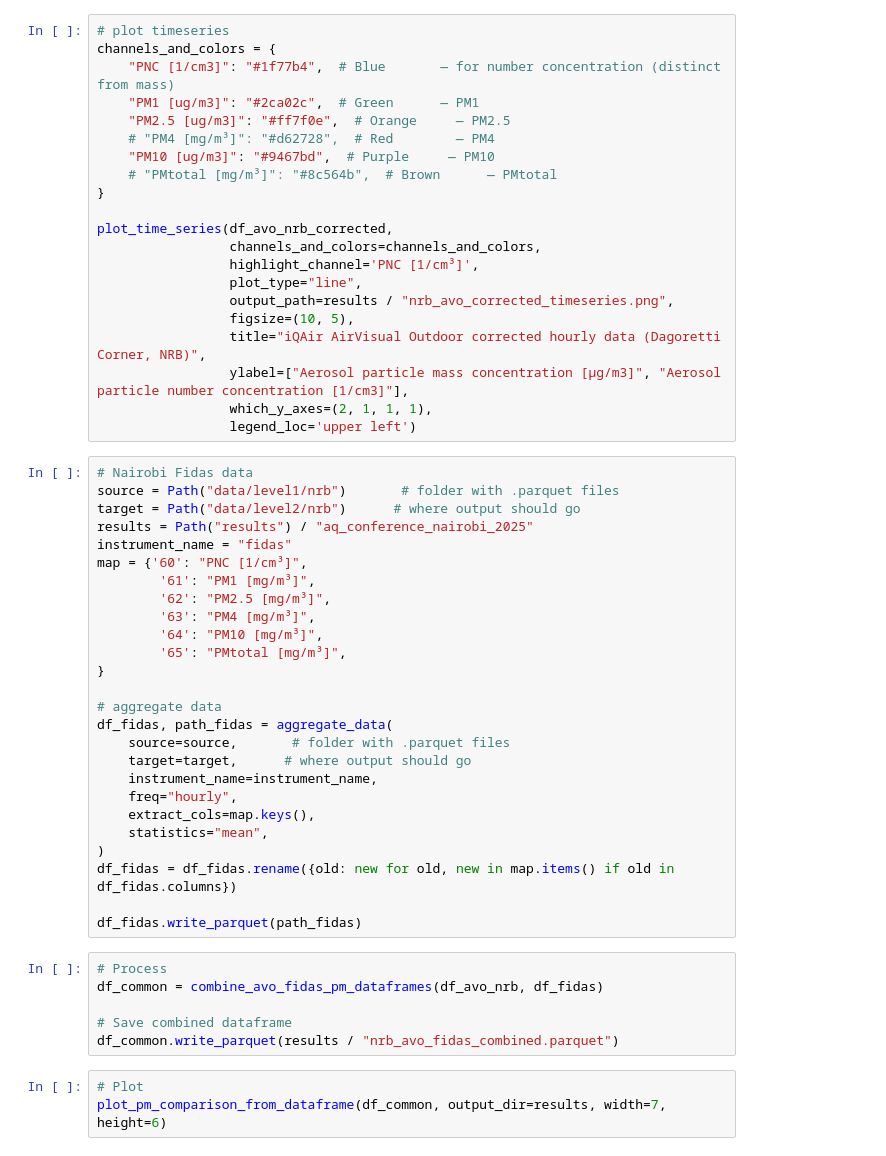
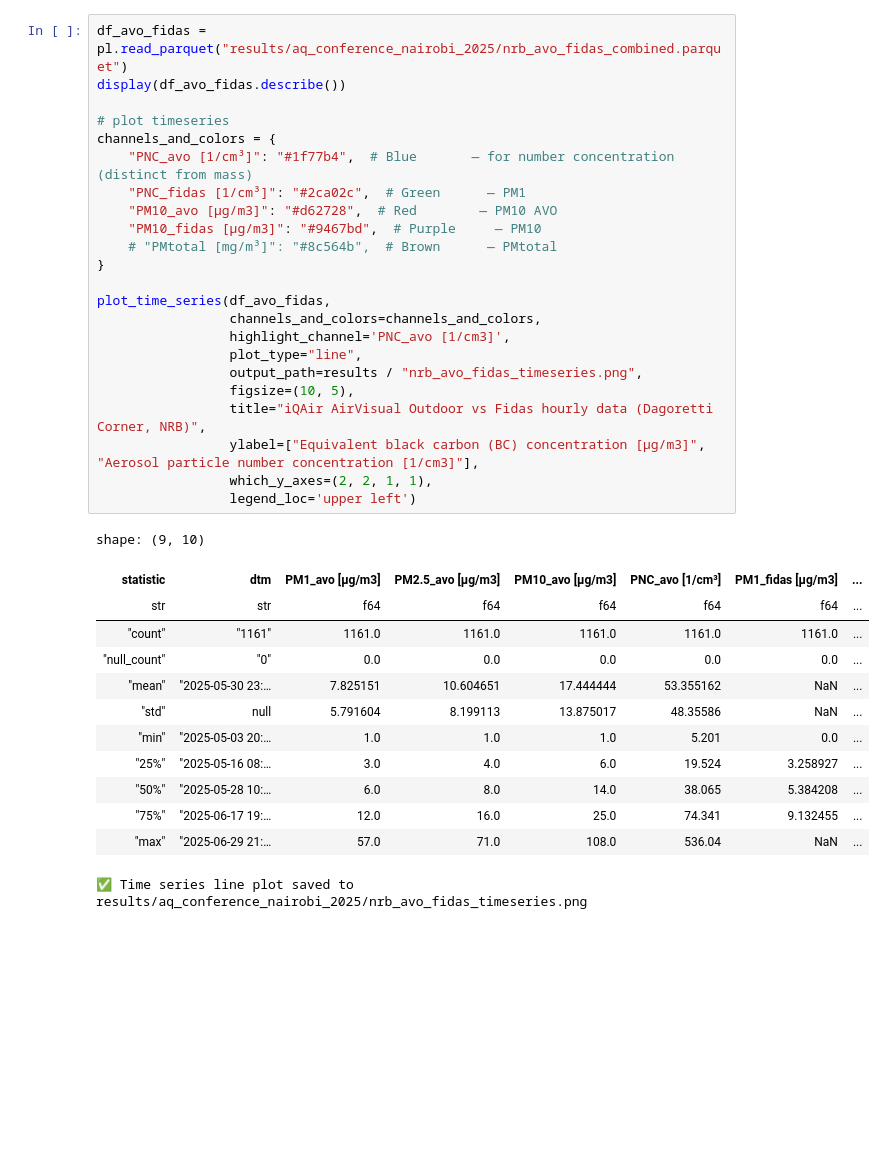
Before and after one commit to MeteoSwiss/gawkenya, a Jupyter notebook: aq_conference_2025_nairobi.ipynb, the cells around one changed output. Drawn from its saved outputs; the diff is of its cells as text; blank space fills up the shorter version.

```diff
--- a/aq_conference_2025_nairobi.ipynb
+++ b/aq_conference_2025_nairobi.ipynb
@@ -598,57 +631,38 @@ correlate_pnc_pm10(df_avo_nrb_corrected)
 # %%
+df_avo_fidas = pl.read_parquet("results/aq_conference_nairobi_2025/nrb_avo_fidas_combined.parquet")
+display(df_avo_fidas.describe())
+
 # plot timeseries
 channels_and_colors = {
-    "PNC [1/cm3]": "#1f77b4",  # Blue       — for number concentration (distinct from mass)
-    "PM1 [ug/m3]": "#2ca02c",  # Green      — PM1
-    "PM2.5 [ug/m3]": "#ff7f0e",  # Orange     — PM2.5
-    # "PM4 [mg/m³]": "#d62728",  # Red        — PM4
-    "PM10 [ug/m3]": "#9467bd",  # Purple     — PM10
+    "PNC_avo [1/cm³]": "#1f77b4",  # Blue       — for number concentration (distinct from mass)
+    "PNC_fidas [1/cm³]": "#2ca02c",  # Green      — PM1
+    "PM10_avo [µg/m3]": "#d62728",  # Red        — PM10 AVO
+    "PM10_fidas [µg/m3]": "#9467bd",  # Purple     — PM10
     # "PMtotal [mg/m³]": "#8c564b",  # Brown      — PMtotal
 }
 
-plot_time_series(df_avo_nrb_corrected,
+plot_time_series(df_avo_fidas,
                  channels_and_colors=channels_and_colors,
-                 highlight_channel='PNC [1/cm³]',
+                 highlight_channel='PNC_avo [1/cm3]',
                  plot_type="line",
-                 output_path=results / "nrb_avo_corrected_timeseries.png",
+                 output_path=results / "nrb_avo_fidas_timeseries.png",
                  figsize=(10, 5),
-                 title="iQAir AirVisual Outdoor corrected hourly data (Dagoretti Corner, NRB)",
-                 ylabel=["Aerosol particle mass concentration [µg/m3]", "Aerosol particle number concentration [1/cm3]"],
-                 which_y_axes=(2, 1, 1, 1),
+                 title="iQAir AirVisual Outdoor vs Fidas hourly data (Dagoretti Corner, NRB)",
+                 ylabel=["Equivalent black carbon (BC) concentration [µg/m3]", "Aerosol particle number concentration [1/cm3]"],
+                 which_y_axes=(2, 2, 1, 1),
                  legend_loc='upper left')
+# %% [output]
+shape: (9, 10)
+| statistic | dtm | PM1_avo [µg/m3] | PM2.5_avo [µg/m3] | PM10_avo [µg/m3] | PNC_avo [1/cm³] | PM1_fidas [µg/m3] | ... |
+| str | str | f64 | f64 | f64 | f64 | f64 | ... |
+| "count" | "1161" | 1161.0 | 1161.0 | 1161.0 | 1161.0 | 1161.0 | ... |
+| "null_count" | "0" | 0.0 | 0.0 | 0.0 | 0.0 | 0.0 | ... |
+| "mean" | "2025-05-30 23:… | 7.825151 | 10.604651 | 17.444444 | 53.355162 | NaN | ... |
+| "std" | null | 5.791604 | 8.199113 | 13.875017 | 48.35586 | NaN | ... |
+| "min" | "2025-05-03 20:… | 1.0 | 1.0 | 1.0 | 5.201 | 0.0 | ... |
+| "25%" | "2025-05-16 08:… | 3.0 | 4.0 | 6.0 | 19.524 | 3.258927 | ... |
+| "50%" | "2025-05-28 10:… | 6.0 | 8.0 | 14.0 | 38.065 | 5.384208 | ... |
+| "75%" | "2025-06-17 19:… | 12.0 | 16.0 | 25.0 | 74.341 | 9.132455 | ... |
+| "max" | "2025-06-29 21:… | 57.0 | 71.0 | 108.0 | 536.04 | NaN | ... |
+✅ Time series line plot saved to results/aq_conference_nairobi_2025/nrb_avo_fidas_timeseries.png
-# %%
-# Nairobi Fidas data
-source = Path("data/level1/nrb")       # folder with .parquet files
-target = Path("data/level2/nrb")      # where output should go
-results = Path("results") / "aq_conference_nairobi_2025"
-instrument_name = "fidas"
-map = {'60': "PNC [1/cm³]",
-        '61': "PM1 [mg/m³]",
-        '62': "PM2.5 [mg/m³]",
-        '63': "PM4 [mg/m³]",
-        '64': "PM10 [mg/m³]",
-        '65': "PMtotal [mg/m³]",
-}
-
-# aggregate data
-df_fidas, path_fidas = aggregate_data(
-    source=source,       # folder with .parquet files
-    target=target,      # where output should go
-    instrument_name=instrument_name,
-    freq="hourly",
-    extract_cols=map.keys(),
-    statistics="mean",
-)
-df_fidas = df_fidas.rename({old: new for old, new in map.items() if old in df_fidas.columns})
-
-df_fidas.write_parquet(path_fidas)
-# %%
-# Process
-df_common = combine_avo_fidas_pm_dataframes(df_avo_nrb, df_fidas)
-
-# Save combined dataframe
-df_common.write_parquet(results / "nrb_avo_fidas_combined.parquet")
-# %%
-# Plot
-plot_pm_comparison_from_dataframe(df_common, output_dir=results, width=7, height=6)
 # %%
```
Also changed, not shown: parts of 11 cells of this notebook, 23 other files.
